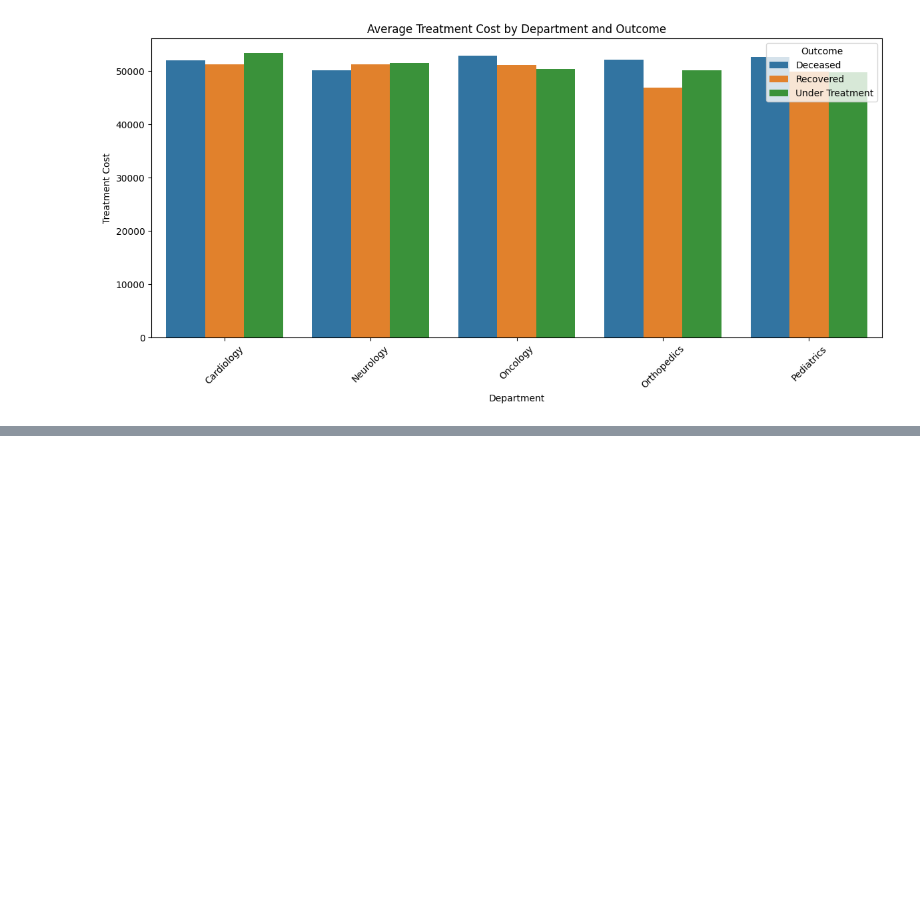
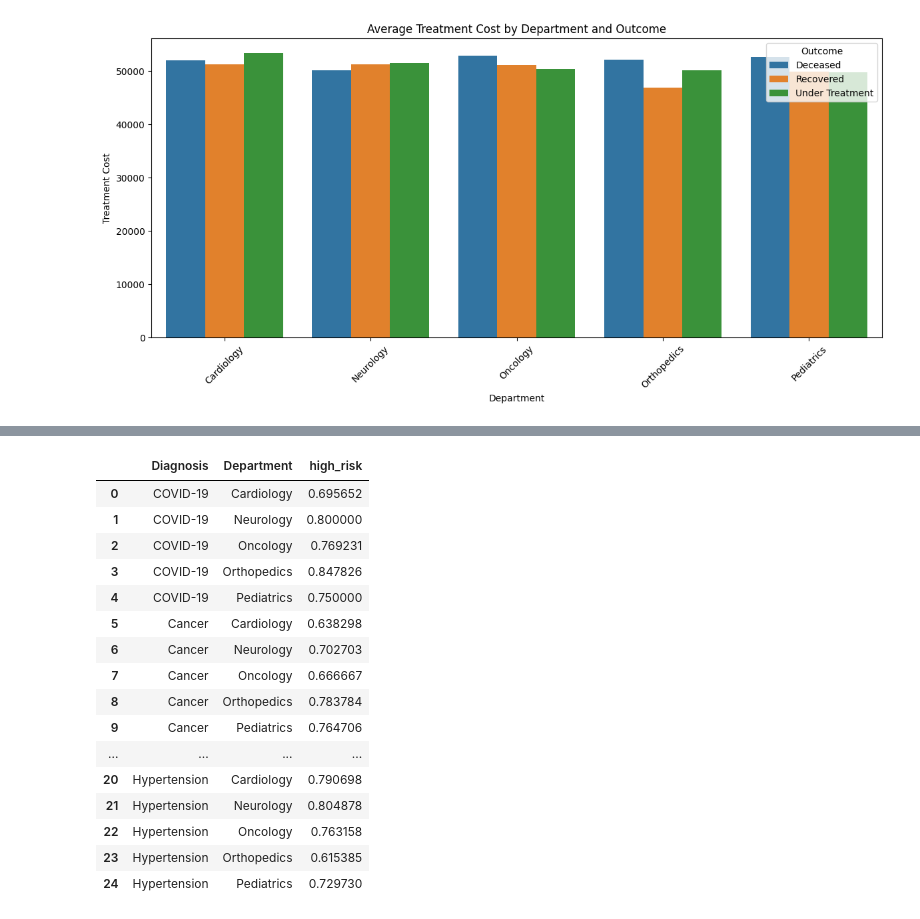
Before and after one commit to Rajaanthonysamy/Interview_Preparation, a Jupyter notebook: HospitalPatients.ipynb, the cells around one changed output, grey strips where cells are left out. Drawn from its saved outputs; the diff is of its cells as text; code cells hidden in the pictures; blank space fills up the shorter version.

```diff
--- a/HospitalPatients.ipynb
+++ b/HospitalPatients.ipynb
@@ -1001,0 +1044,20 @@ plt.show()
+# %%
+df.groupby(["Diagnosis", "Department"])["high_risk"].mean().reset_index()
+# %% [output]
+|  | Diagnosis | Department | high_risk |
+| 0 | COVID-19 | Cardiology | 0.695652 |
+| 1 | COVID-19 | Neurology | 0.800000 |
+| 2 | COVID-19 | Oncology | 0.769231 |
+| 3 | COVID-19 | Orthopedics | 0.847826 |
+| 4 | COVID-19 | Pediatrics | 0.750000 |
+| 5 | Cancer | Cardiology | 0.638298 |
+| 6 | Cancer | Neurology | 0.702703 |
+| 7 | Cancer | Oncology | 0.666667 |
+| 8 | Cancer | Orthopedics | 0.783784 |
+| 9 | Cancer | Pediatrics | 0.764706 |
+| ... | ... | ... | ... |
+| 20 | Hypertension | Cardiology | 0.790698 |
+| 21 | Hypertension | Neurology | 0.804878 |
+| 22 | Hypertension | Oncology | 0.763158 |
+| 23 | Hypertension | Orthopedics | 0.615385 |
+| 24 | Hypertension | Pediatrics | 0.729730 |
```
Also changed, not shown: parts of 8 cells of this notebook.
